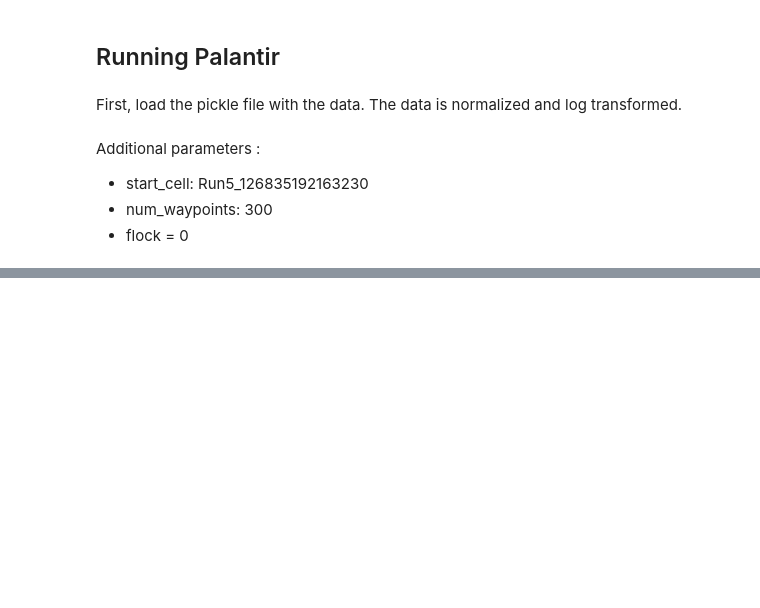
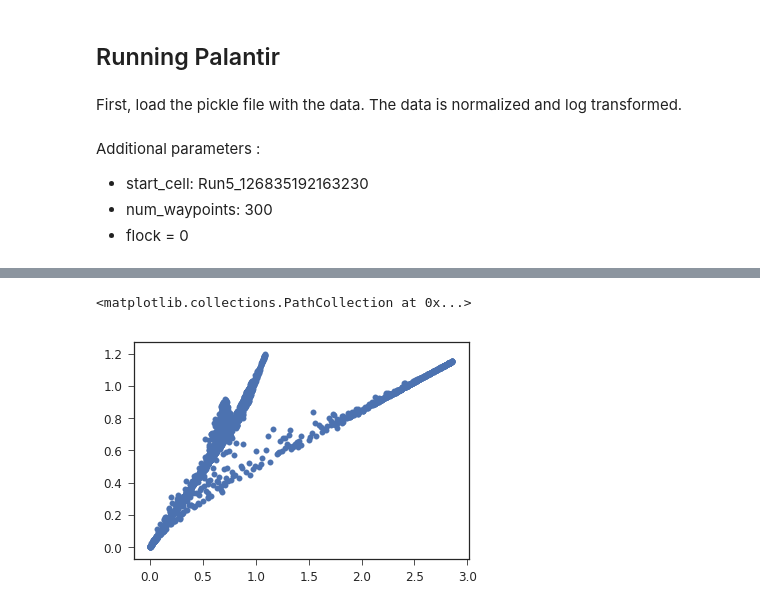
Before and after one commit to helenjin/scanalysis, a Jupyter notebook: notebooks/SCAnalysis.ipynb, the cells around one changed output, grey strips where cells are left out. Drawn from its saved outputs; the diff is of its cells as text; code cells hidden in the pictures; blank space fills up the shorter version.

Commit message:
update notebook with palantir

```diff
--- a/notebooks/SCAnalysis.ipynb
+++ b/notebooks/SCAnalysis.ipynb
@@ -528,9 +565,0 @@ dm_eigs_csv
-# %%
-dm_eig_vals = scanalysis.io.loadsave.load("~/palantir/dm_eig_vals.csv")
-dm_eig_vals
-# %%
-trajectory = scanalysis.io.loadsave.load("~/palantir/trajectory.csv")
-trajectory
-# %%
-tsne = scanalysis.io.loadsave.load("~/palantir/tsne.csv")
-tsne
@@ -536,0 +568,2 @@ tsne
+# %%
+b = scanalysis.tools.pr.palantir.run_multibranch(data_ = mb_data, DMEigs = DMEigs, DMEigVals = DMEigVals, dm_eigs = [1,2], start_cell="Run5_126835192163230", num_waypoints = 300, flock = 0)
@@ -536,0 +602,9 @@ tsne
+# %%
+import matplotlib
+import matplotlib.pyplot as plt
+%matplotlib inline
+
+plt.scatter(b['trajectory'], atrajectory)
+# %% [output]
+<matplotlib.collections.PathCollection at 0x...>
+[figure, added]
```
Also changed, not shown: parts of 15 cells of this notebook.
